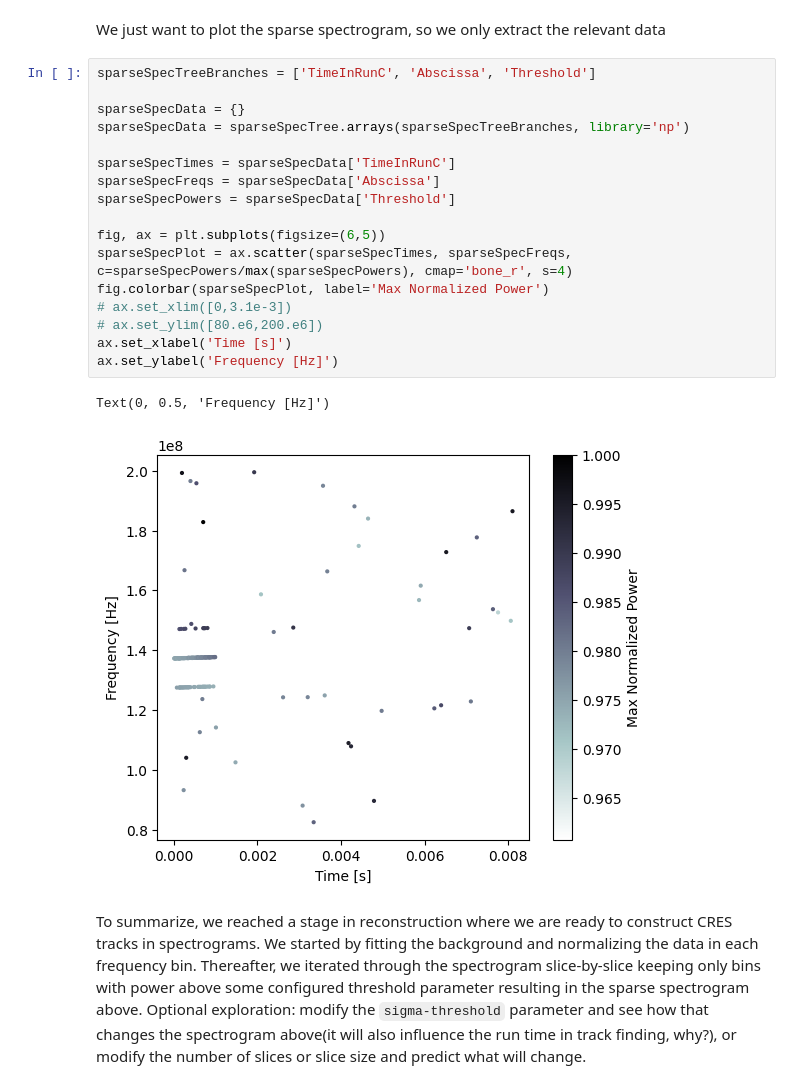
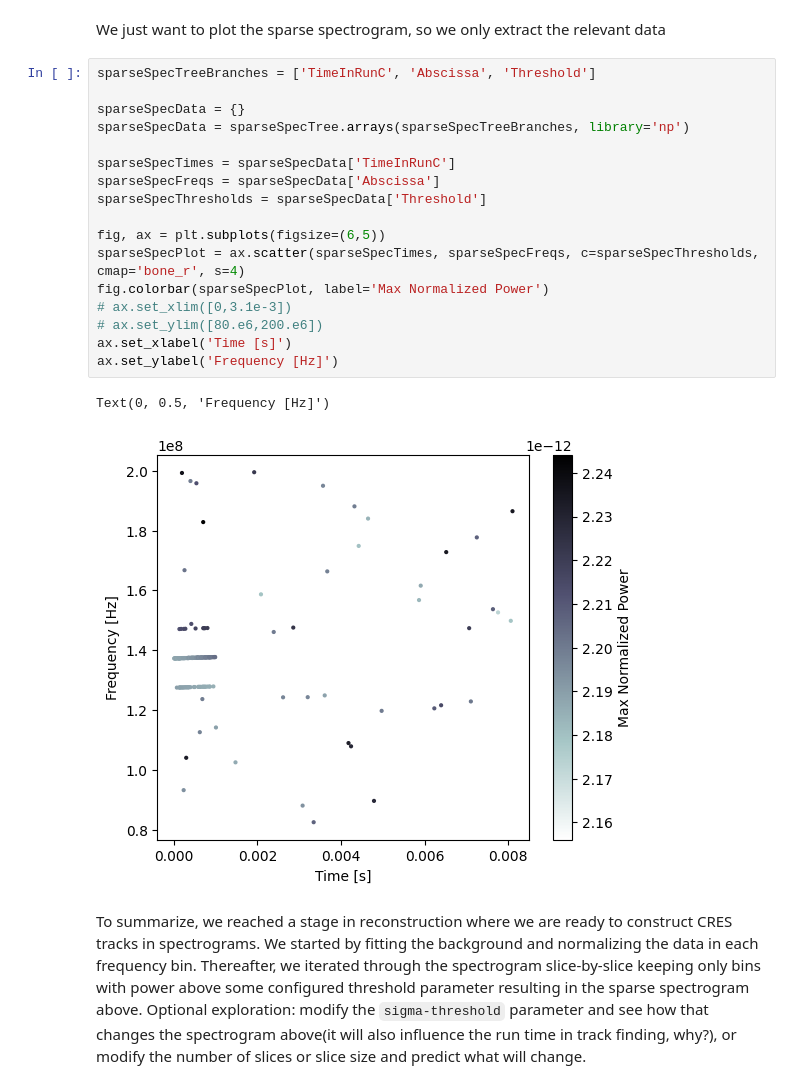
Before and after one commit to project8/katydid-tutorial, a Jupyter notebook: cca/01_bkgSubtractedSpec_plotting.ipynb, the cells around one changed output. Saved outputs shown, nothing was run; the diff lists cells and outputs as text.

```diff
--- a/cca/bkgSubtractedSpec_plotting.ipynb
+++ b/cca/01_bkgSubtractedSpec_plotting.ipynb
@@ -138,22 +144,22 @@ We just want to plot the sparse spectrogram, so we only extract the relevant dat
 # %%
 sparseSpecTreeBranches = ['TimeInRunC', 'Abscissa', 'Threshold']
 
 sparseSpecData = {}
 sparseSpecData = sparseSpecTree.arrays(sparseSpecTreeBranches, library='np')
 
 sparseSpecTimes = sparseSpecData['TimeInRunC']
 sparseSpecFreqs = sparseSpecData['Abscissa']
-sparseSpecPowers = sparseSpecData['Threshold']
+sparseSpecThresholds = sparseSpecData['Threshold']
 
 fig, ax = plt.subplots(figsize=(6,5))
-sparseSpecPlot = ax.scatter(sparseSpecTimes, sparseSpecFreqs, c=sparseSpecPowers/max(sparseSpecPowers), cmap='bone_r', s=4)
+sparseSpecPlot = ax.scatter(sparseSpecTimes, sparseSpecFreqs, c=sparseSpecThresholds, cmap='bone_r', s=4)
 fig.colorbar(sparseSpecPlot, label='Max Normalized Power')
 # ax.set_xlim([0,3.1e-3])
 # ax.set_ylim([80.e6,200.e6])
 ax.set_xlabel('Time [s]')
 ax.set_ylabel('Frequency [Hz]')
 # %% [output]
 Text(0, 0.5, 'Frequency [Hz]')
-[figure, old version]
+[figure, new version]
 # %% [markdown]
 To summarize, we reached a stage in reconstruction where we are ready to construct CRES tracks in spectrograms. We started by fitting the background and normalizing the data in each frequency bin. Thereafter, we iterated through the spectrogram slice-by-slice keeping only bins with power above some configured threshold parameter resulting in the sparse spectrogram above. Optional exploration: modify the `sigma-threshold` parameter and see how that changes the spectrogram above(it will also influence the run time in track finding, why?), or modify the number of slices or slice size and predict what will change.
```
Also changed, not shown: parts of 5 cells of this notebook, 1 other file.
